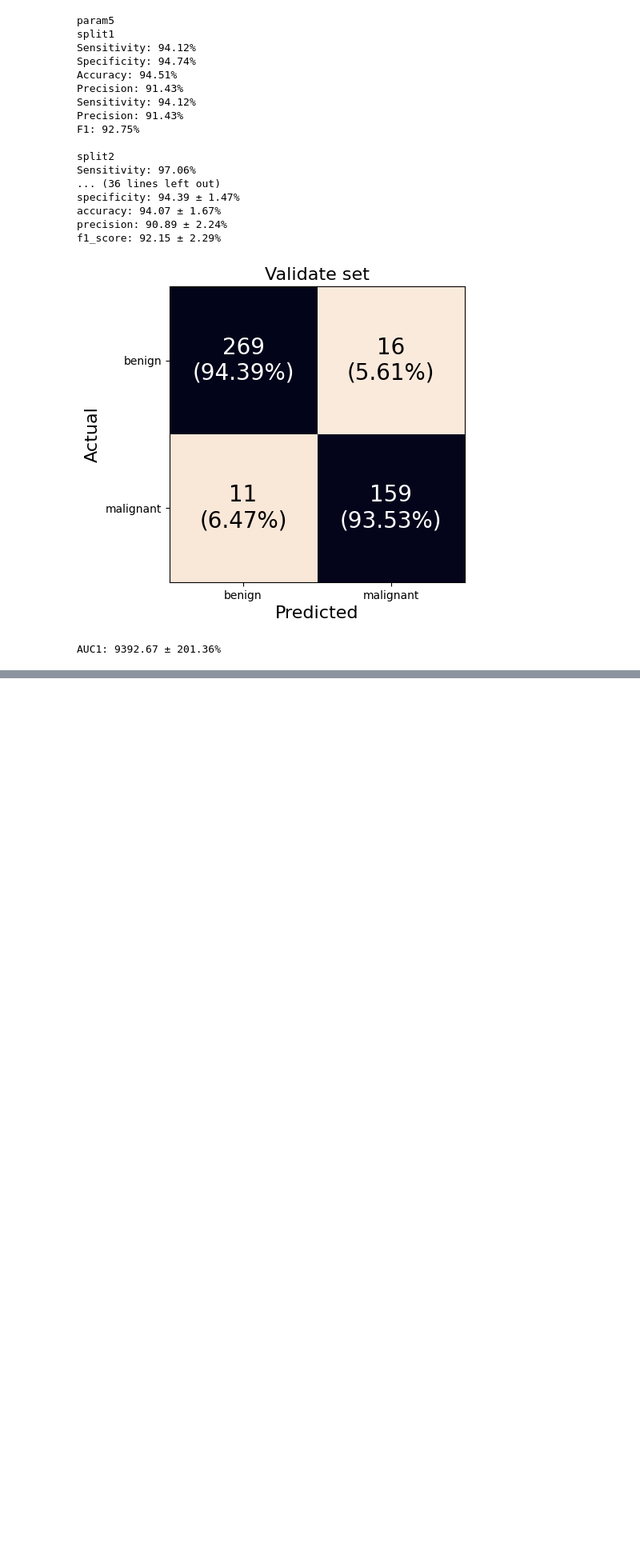
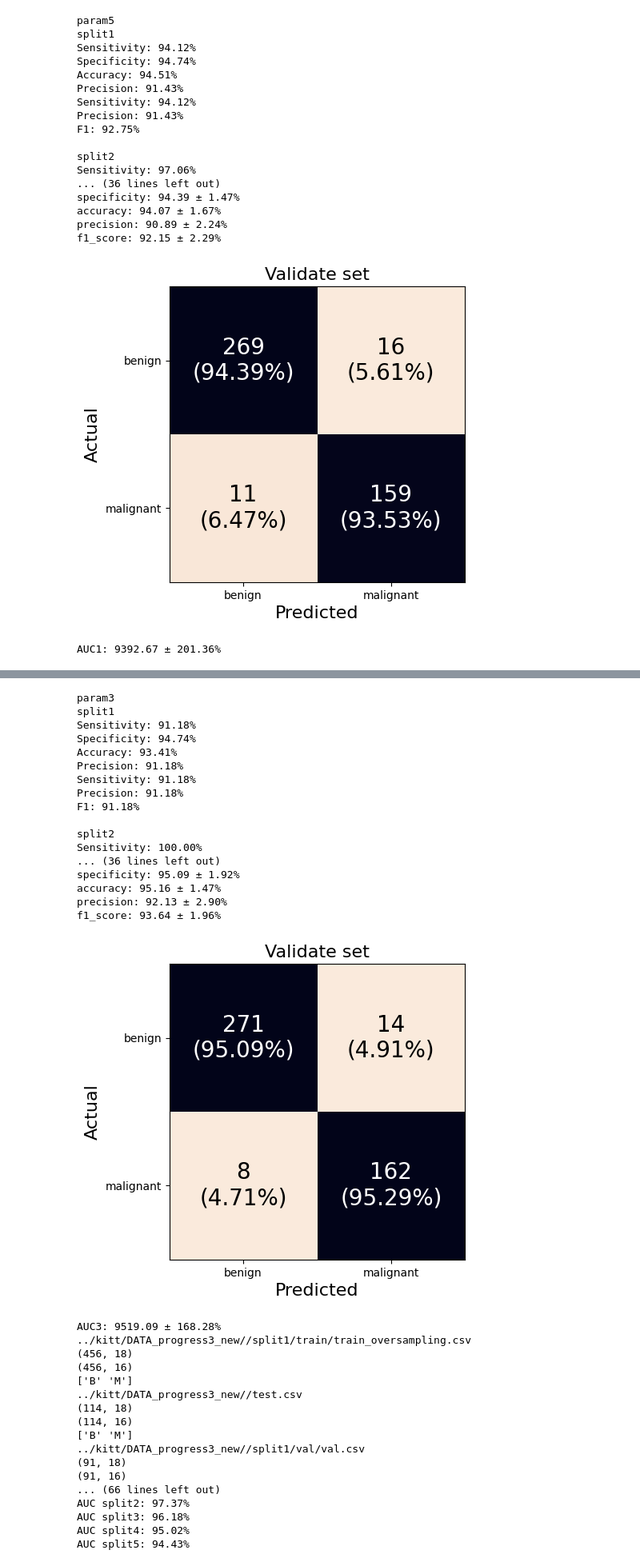
Before and after one commit to 6410615139/Project_Cancer, a Jupyter notebook: DTC/dtc_pg3.ipynb, the cells around one changed output, grey strips where cells are left out. Shown at 80% size. Cells and saved outputs as stored; diff of their text form; code cells hidden in the pictures; blank space fills up the shorter version.

```diff
--- a/DTC/dtc_pg3.ipynb
+++ b/DTC/dtc_pg3.ipynb
@@ -3188,0 +3252,41 @@ AUC1: 9392.67 ± 201.36%
+# %%
+print("param3")
+plot(param3_split1_cm_val , param3_split2_cm_val , param3_split3_cm_val , param3_split4_cm_val , param3_split5_cm_val)
+Mean_SD("AUC3",param3_split1_AUC_val*100, param3_split2_AUC_val*100, param3_split3_AUC_val*100, param3_split4_AUC_val*100, param3_split5_AUC_val*100)
+ROC_split(3)
+# %% [output]
+param3
+split1
+Sensitivity: 91.18%
+Specificity: 94.74%
+Accuracy: 93.41%
+Precision: 91.18%
+Sensitivity: 91.18%
+Precision: 91.18%
+F1: 91.18%
+
+split2
+Sensitivity: 100.00%
+... (36 lines left out)
+specificity: 95.09 ± 1.92%
+accuracy: 95.16 ± 1.47%
+precision: 92.13 ± 2.90%
+f1_score: 93.64 ± 1.96%
+[figure, added]
+AUC3: 9519.09 ± 168.28%
+../kitt/DATA_progress3_new//split1/train/train_oversampling.csv
+(456, 18)
+(456, 16)
+['B' 'M']
+../kitt/DATA_progress3_new//test.csv
+(114, 18)
+(114, 16)
+['B' 'M']
+../kitt/DATA_progress3_new//split1/val/val.csv
+(91, 18)
+(91, 16)
+... (66 lines left out)
+AUC split2: 97.37%
+AUC split3: 96.18%
+AUC split4: 95.02%
+AUC split5: 94.43%
```
Also changed, not shown: parts of 25 cells of this notebook.
